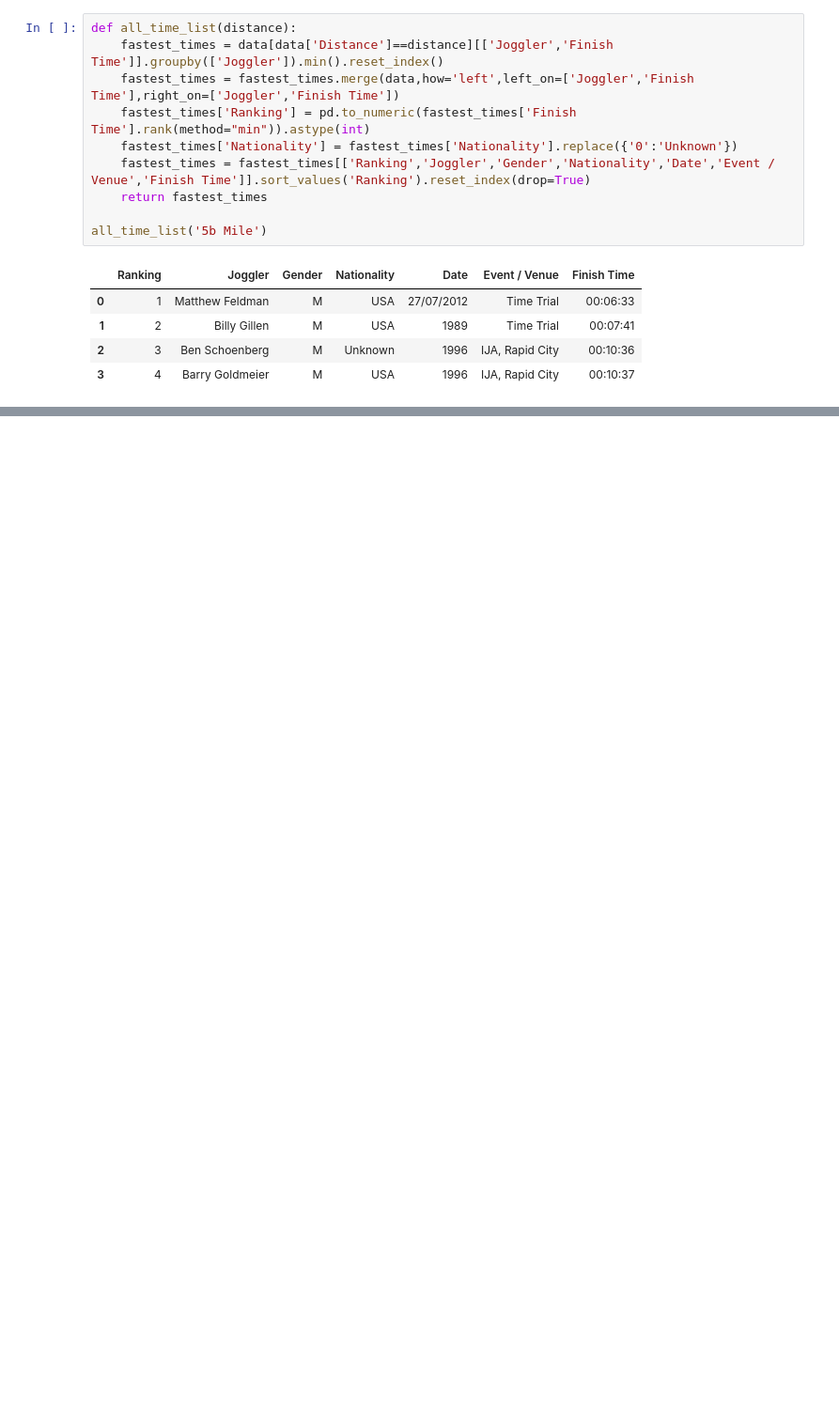
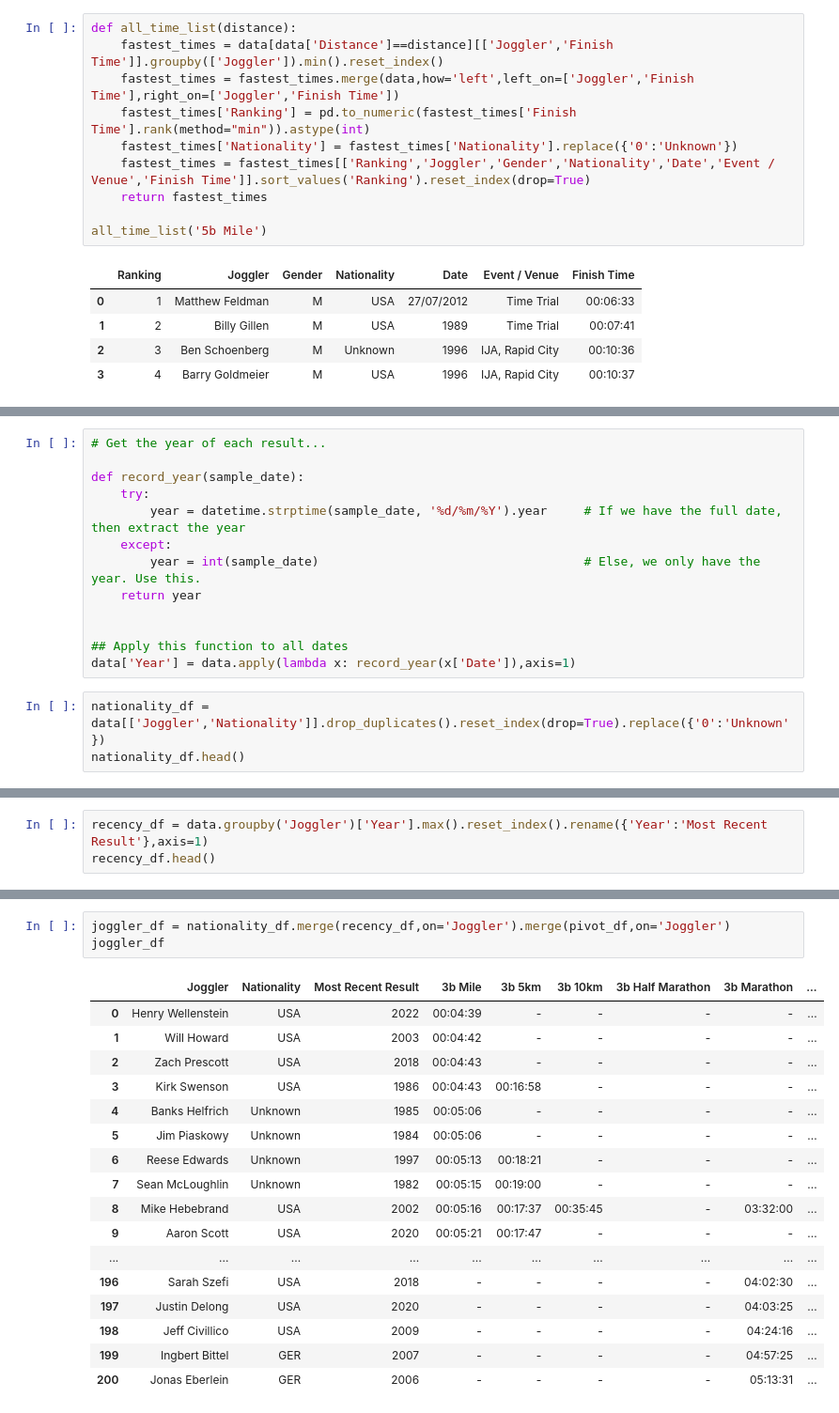
Before and after one commit to joggling-results/results, a Jupyter notebook: Analysis.ipynb, the cells around one changed output, grey strips where cells are left out. Shown: that part at 94% size. Cells and saved outputs as stored; diff of their text form; blank space fills up the shorter version.

```diff
--- a/Analysis.ipynb
+++ b/Analysis.ipynb
@@ -55,0 +42,16 @@ pivot_df
+# %%
+# Get the year of each result...
+
+def record_year(sample_date):
+    try:
+        year = datetime.strptime(sample_date, '%d/%m/%Y').year     # If we have the full date, then extract the year
+    except:
+        year = int(sample_date)                                    # Else, we only have the year. Use this.
+    return year
+
+
+## Apply this function to all dates
+data['Year'] = data.apply(lambda x: record_year(x['Date']),axis=1)
+# %%
+nationality_df = data[['Joggler','Nationality']].drop_duplicates().reset_index(drop=True).replace({'0':'Unknown'})
+nationality_df.head()
@@ -55,0 +65,3 @@ pivot_df
+# %%
+recency_df = data.groupby('Joggler')['Year'].max().reset_index().rename({'Year':'Most Recent Result'},axis=1)
+recency_df.head()
@@ -55,0 +90,21 @@ pivot_df
+# %%
+joggler_df = nationality_df.merge(recency_df,on='Joggler').merge(pivot_df,on='Joggler')
+joggler_df
+# %% [output]
+|  | Joggler | Nationality | Most Recent Result | 3b Mile | 3b 5km | 3b 10km | 3b Half Marathon | 3b Marathon | ... |
+| 0 | Henry Wellenstein | USA | 2022 | 00:04:39 | - | - | - | - | ... |
+| 1 | Will Howard | USA | 2003 | 00:04:42 | - | - | - | - | ... |
+| 2 | Zach Prescott | USA | 2018 | 00:04:43 | - | - | - | - | ... |
+| 3 | Kirk Swenson | USA | 1986 | 00:04:43 | 00:16:58 | - | - | - | ... |
+| 4 | Banks Helfrich | Unknown | 1985 | 00:05:06 | - | - | - | - | ... |
+| 5 | Jim Piaskowy | Unknown | 1984 | 00:05:06 | - | - | - | - | ... |
+| 6 | Reese Edwards | Unknown | 1997 | 00:05:13 | 00:18:21 | - | - | - | ... |
+| 7 | Sean McLoughlin | Unknown | 1982 | 00:05:15 | 00:19:00 | - | - | - | ... |
+| 8 | Mike Hebebrand | USA | 2002 | 00:05:16 | 00:17:37 | 00:35:45 | - | 03:32:00 | ... |
+| 9 | Aaron Scott | USA | 2020 | 00:05:21 | 00:17:47 | - | - | - | ... |
+| ... | ... | ... | ... | ... | ... | ... | ... | ... | ... |
+| 196 | Sarah Szefi | USA | 2018 | - | - | - | - | 04:02:30 | ... |
+| 197 | Justin Delong | USA | 2020 | - | - | - | - | 04:03:25 | ... |
+| 198 | Jeff Civillico | USA | 2009 | - | - | - | - | 04:24:16 | ... |
+| 199 | Ingbert Bittel | GER | 2007 | - | - | - | - | 04:57:25 | ... |
+| 200 | Jonas Eberlein | GER | 2006 | - | - | - | - | 05:13:31 | ... |
```
Also changed, not shown: parts of 9 cells of this notebook, 3 other files.
